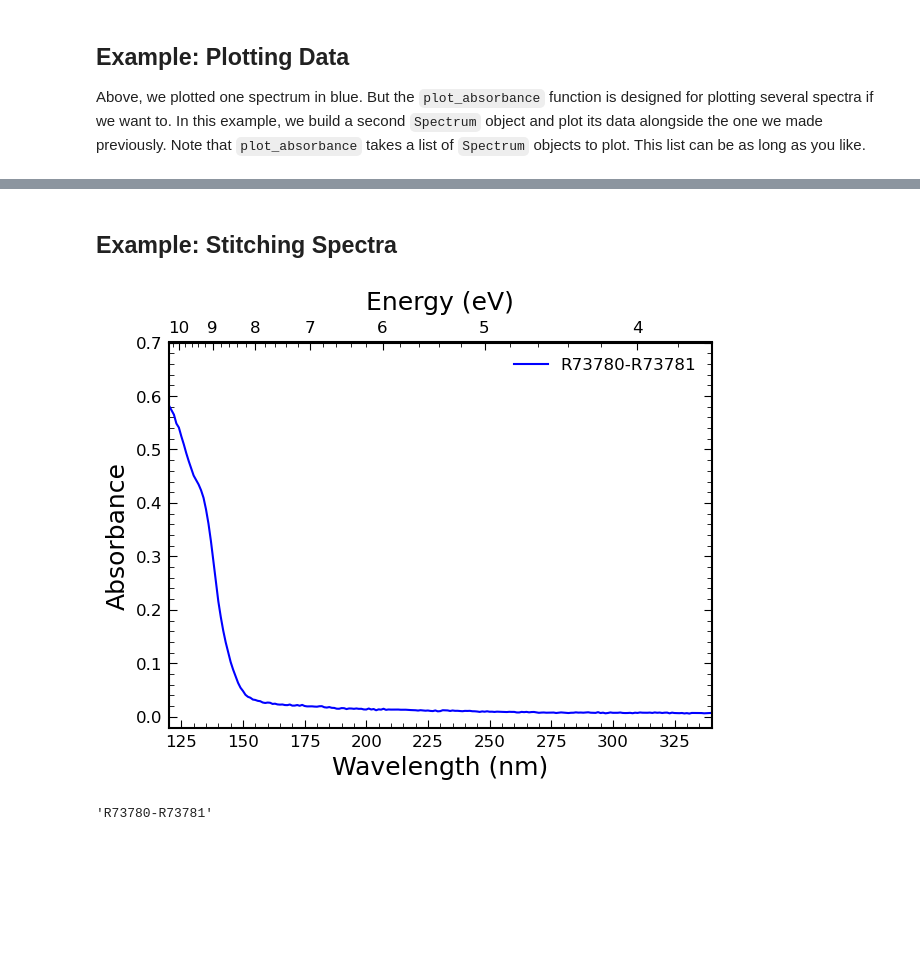
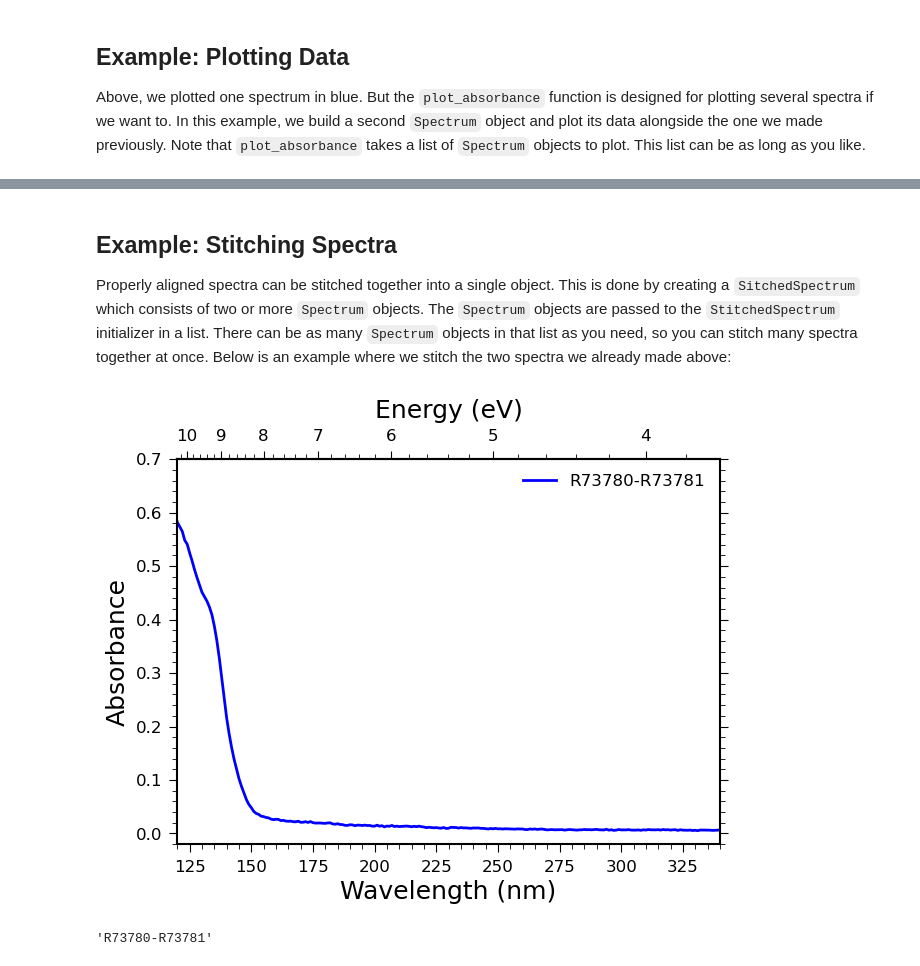
Before and after one commit to cassidy-andrew/AU-UV_ices, a Jupyter notebook: README.ipynb, the cells around one changed output, grey strips where cells are left out. Drawn from its saved outputs; the diff is of its cells as text; code cells hidden in the pictures; blank space fills up the shorter version.

```diff
--- a/README.ipynb
+++ b/README.ipynb
@@ -171,13 +173,16 @@ spectools.plot_absorbance([spec1, spec2], figsize=(7, 5),
 # %% [markdown]
 ## Example: Stitching Spectra
+
+Properly aligned spectra can be stitched together into a single object. This is done by creating a `SitchedSpectrum` which consists of two or more `Spectrum` objects. The `Spectrum` objects are passed to the `StitchedSpectrum` initializer in a list. There can be as many `Spectrum` objects in that list as you need, so you can stitch many spectra together at once. Below is an example where we stitch the two spectra we already made above:
 # %%
-stitched = spectools.StitchedSpectrum(spec1, spec2)
+spec2.change_offset(0.002)
+stitched = spectools.StitchedSpectrum([spec1, spec2])
 
 spectools.plot_absorbance([stitched], figsize=(7, 5),
                       xlim=(120, 340), ylim=(-0.02, 0.7),
                       save_path="./misc_figures/stitched.svg");
 # %% [output]
-[figure, old version]
+[figure, new version]
 # %%
 stitched.name
 # %% [output]
```
Also changed, not shown: parts of 39 cells of this notebook, 11 other files.
